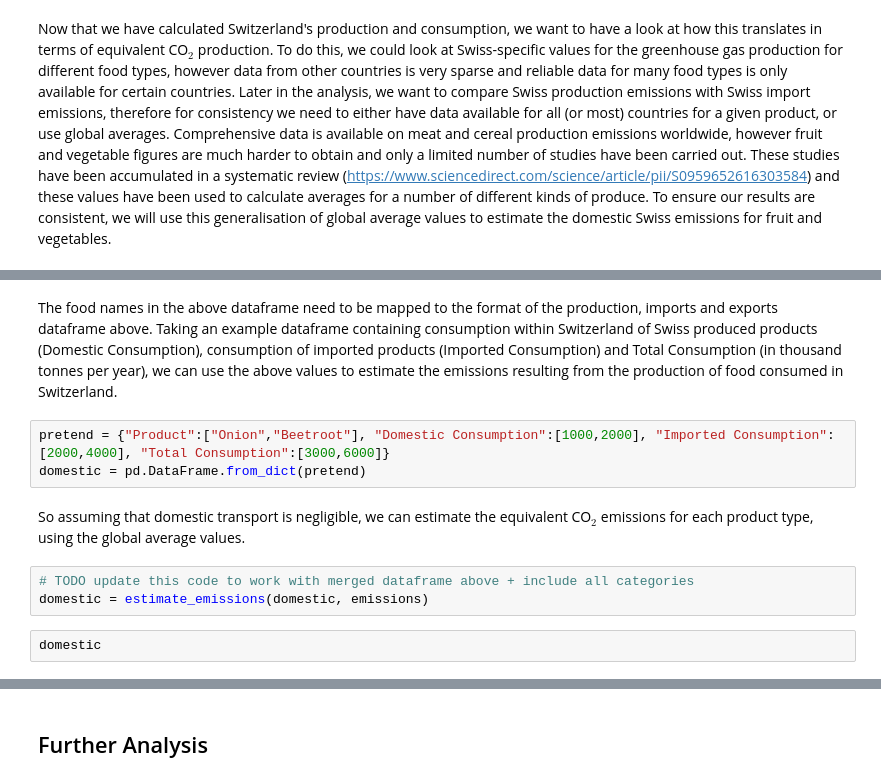
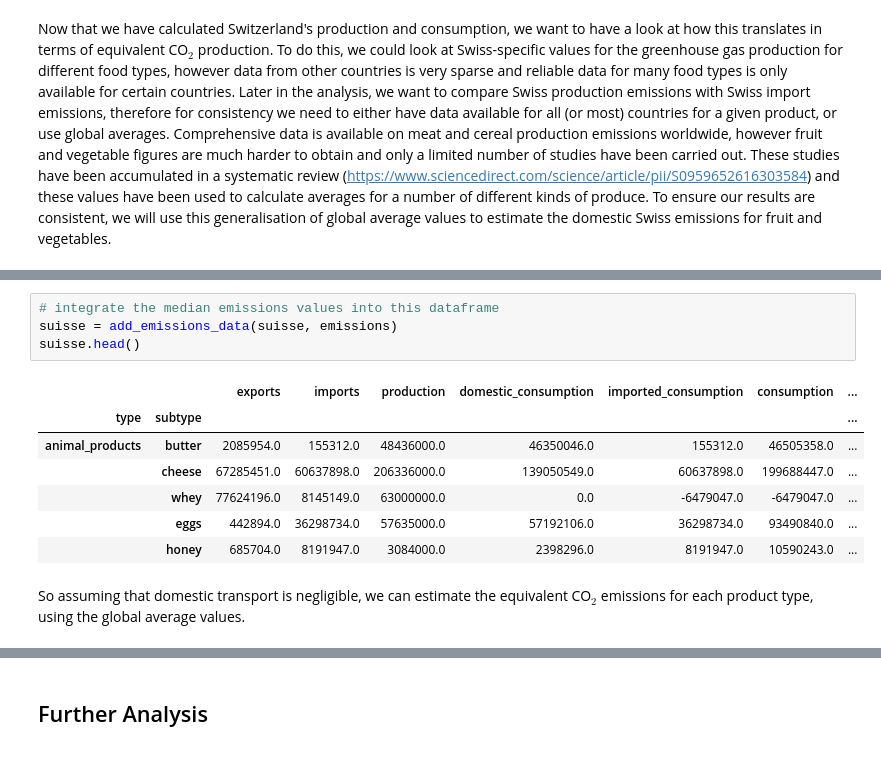
Before and after one commit to valentinoli/ada-2019-project-adagio, a Jupyter notebook: src/project.ipynb, the cells around one changed output, grey strips where cells are left out. Cells and saved outputs as stored; diff of their text form.

Commit message:
incorporating production emissions data

```diff
--- a/src/project.ipynb
+++ b/src/project.ipynb
@@ -216,12 +289,14 @@ emissions.head()
-# %% [markdown]
-The food names in the above dataframe need to be mapped to the format of the production, imports and exports dataframe above. Taking an example dataframe containing consumption within Switzerland of Swiss produced products (Domestic Consumption), consumption of imported products (Imported Consumption) and Total Consumption (in thousand tonnes per year), we can use the above values to estimate the emissions resulting from the production of food consumed in Switzerland.
-# %%
-pretend = {"Product":["Onion","Beetroot"], "Domestic Consumption":[1000,2000], "Imported Consumption":[2000,4000], "Total Consumption":[3000,6000]}
-domestic = pd.DataFrame.from_dict(pretend)
+# %%
+# integrate the median emissions values into this dataframe
+suisse = add_emissions_data(suisse, emissions)
+suisse.head()
+# %% [output]
+|  |  | exports | imports | production | domestic_consumption | imported_consumption | consumption | ... |
+| type | subtype |  |  |  |  |  |  | ... |
+| animal_products | butter | 2085954.0 | 155312.0 | 48436000.0 | 46350046.0 | 155312.0 | 46505358.0 | ... |
+|  | cheese | 67285451.0 | 60637898.0 | 206336000.0 | 139050549.0 | 60637898.0 | 199688447.0 | ... |
+|  | whey | 77624196.0 | 8145149.0 | 63000000.0 | 0.0 | -6479047.0 | -6479047.0 | ... |
+|  | eggs | 442894.0 | 36298734.0 | 57635000.0 | 57192106.0 | 36298734.0 | 93490840.0 | ... |
+|  | honey | 685704.0 | 8191947.0 | 3084000.0 | 2398296.0 | 8191947.0 | 10590243.0 | ... |
 # %% [markdown]
 So assuming that domestic transport is negligible, we can estimate the equivalent CO$_2$ emissions for each product type, using the global average values.
-# %%
-# TODO update this code to work with merged dataframe above + include all categories
-domestic = estimate_emissions(domestic, emissions)
-# %%
-domestic
```
Also changed, not shown: parts of 14 cells of this notebook, 1 other file.
